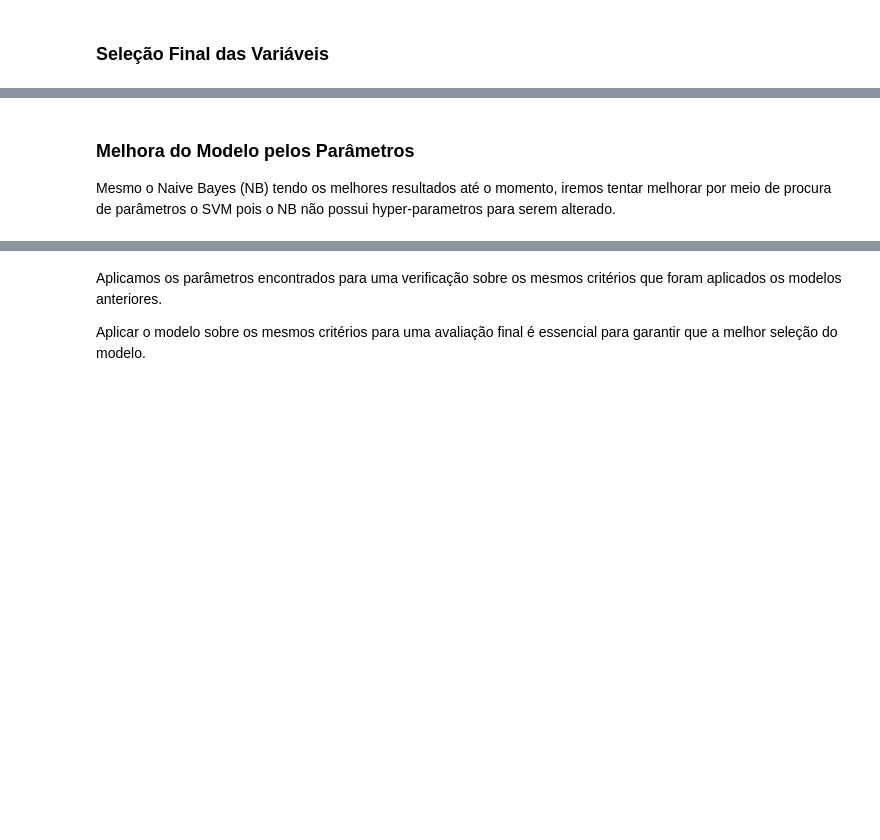
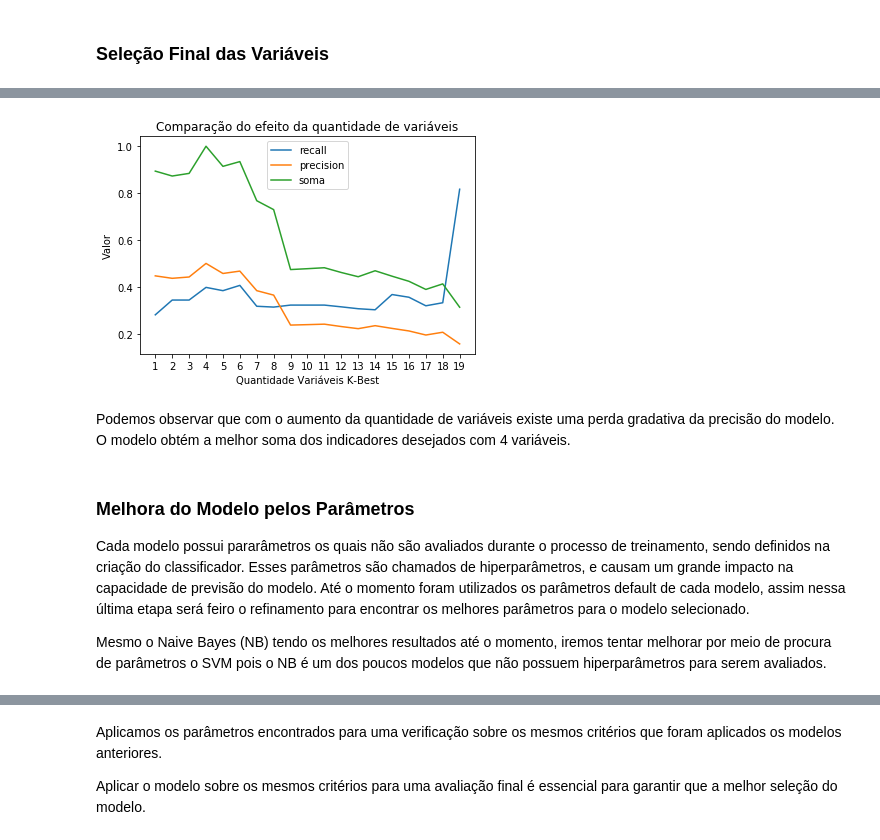
Before and after one commit to ChristianNogueira/udacity_machine_learning, a Jupyter notebook: final_project/final_project.ipynb, the cells around one changed output, grey strips where cells are left out. Drawn from its saved outputs; the diff is of its cells as text; code cells hidden in the pictures; blank space fills up the shorter version.

```diff
--- a/final_project/final_project.ipynb
+++ b/final_project/final_project.ipynb
@@ -450,10 +526,11 @@ variáveis.
 # %%
-clf = make_pipeline(StandardScaler(),
-                    GaussianNB())
-clf_pca = make_pipeline(StandardScaler(),
-                        PCA(n_components=4),
-                        GaussianNB())
+clf = DecisionTreeClassifier(random_state=0)
+clf_pca = make_pipeline(PCA(n_components=5),
+                        DecisionTreeClassifier(random_state=0))
 
-tester(clf, sss, features_total, labels_poi)
-tester(clf, sss, features_select, labels_poi)
-tester(clf_pca, sss, features_total, labels_poi)
+results = results.append(pd.DataFrame(tester(clf, sss, features_total, labels_poi),
+                                      index=['DT_all_variables']))
+results = results.append(pd.DataFrame(tester(clf, sss, features_select, labels_poi),
+                                      index=['DT_selected_variables']))
+results = results.append(pd.DataFrame(tester(clf_pca, sss, features_total, labels_poi),
+                                      index=['DT_pca_n_5']))
@@ -552,2 +569,13 @@ do PCA.
 # %% [markdown]
 ### Seleção Final das Variáveis
+# %%
+clf = make_pipeline(StandardScaler(),
+                    GaussianNB())
+
+features_select_sequence = {}
+for i in range(0, len(features_sequence.index)):
+    features_select_sequence[i] = list(features_sequence.index[0:i+1])
+    features_select = data_df.loc[:, features_select_sequence[i]].fillna(0)
+
+    results = results.append(pd.DataFrame(tester(clf, sss, features_select, labels_poi),
+                                      index=['GNB_std_scalar_{}_variables'.format(i)]))
@@ -554 +602,22 @@ do PCA.
+# %%
+# criar um plot dos ultimos 19 testes obtidos comparando recall e precision
+plt.plot(list(range(1, 20)),
+         results[['recall']].tail(19), label='recall')
+plt.plot(list(range(1, 20)),
+         results[['precision']].tail(19), label='precision')
+plt.plot(list(range(1, 20)),
+         results[['precision']].tail(19) + results[['precision']].tail(19), label='soma')
+plt.xticks(np.arange(1, 20, 1.0))
+plt.xlabel('Quantidade Variáveis K-Best')
+plt.ylabel('Valor')
+plt.title('Comparação do efeito da quantidade de variáveis')
+plt.legend()
+
+plt.show()
+# %% [output]
+[figure, added]
+# %% [markdown]
+Podemos observar que com o aumento da quantidade de variáveis existe uma
+perda gradativa da precisão do modelo. O modelo obtém a melhor soma dos
+indicadores desejados com 4 variáveis.
 # %%
@@ -566,9 +638,16 @@ labels, features = targetFeatureSplit(data)
 # %% [markdown]
 ### Melhora do Modelo pelos Parâmetros
 
+Cada modelo possui pararâmetros os quais não são avaliados durante o processo
+de treinamento, sendo definidos na criação do classificador. Esses parâmetros
+são chamados de hiperparâmetros, e causam um grande impacto na capacidade de
+previsão do modelo. Até o momento foram utilizados os parâmetros default de
+cada modelo, assim nessa última etapa será feiro o refinamento para encontrar
+os melhores parâmetros para o modelo selecionado.
+
 Mesmo o Naive Bayes (NB) tendo os melhores resultados até o momento, iremos
-tentar melhorar por meio de procura de parâmetros o SVM pois o NB não possui
-hyper-parametros para serem alterado.
+tentar melhorar por meio de procura de parâmetros o SVM pois o NB é um dos
+poucos modelos que não possuem hiperparâmetros para serem avaliados.
 # %%
 steps = [('scaler', StandardScaler()),
          ('svc', SVC())]
```
Also changed, not shown: parts of 35 cells of this notebook, 1 other file.
